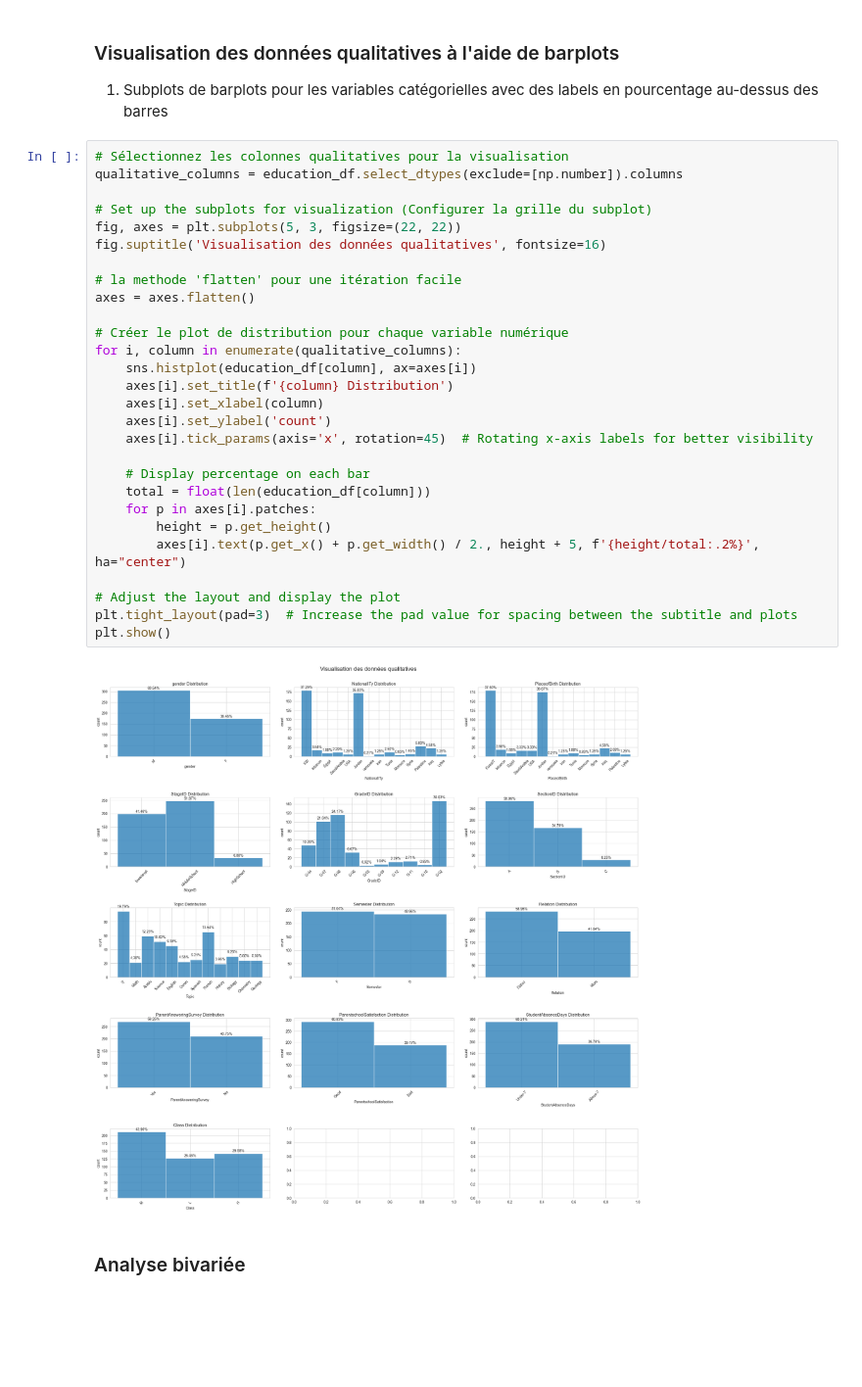
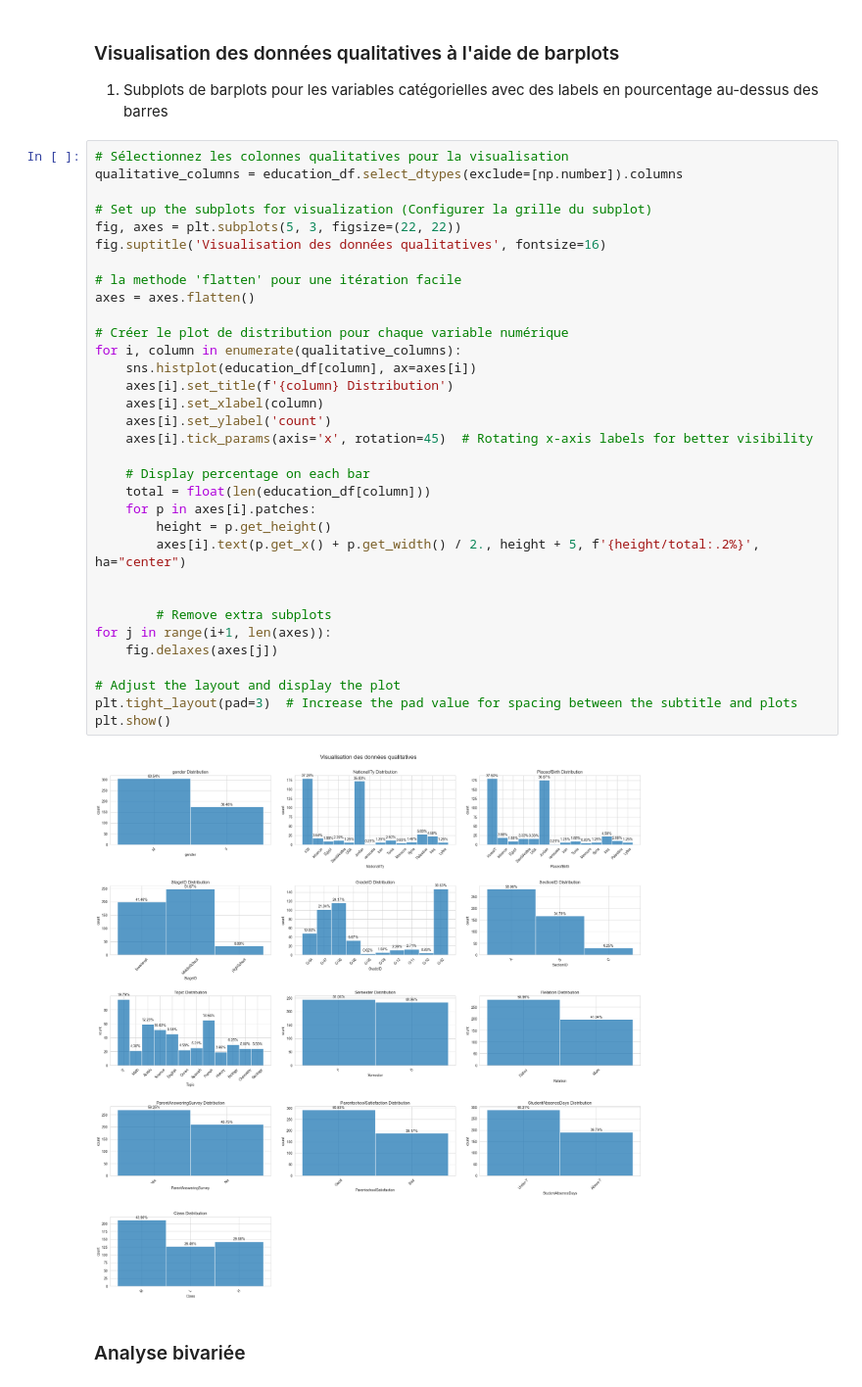
Before and after one commit to Staures92/Formation_Intermediaire, a Jupyter notebook: Machine Learning/1.2. Lab2 - Data Preprocessing - Student Performance Classification.ipynb, the cells around one changed output. Shown at 98% size. Saved outputs shown, nothing was run; the diff lists cells and outputs as text; blank space fills up the shorter version.

```diff
--- a/Machine Learning/1.2. Lab2 - Data Preprocessing - Student Performance Classification.ipynb
+++ b/Machine Learning/1.2. Lab2 - Data Preprocessing - Student Performance Classification.ipynb
@@ -144,33 +151,38 @@ dtype: int64
 # %%
 # Sélectionnez les colonnes qualitatives pour la visualisation
 qualitative_columns = education_df.select_dtypes(exclude=[np.number]).columns
 
 # Set up the subplots for visualization (Configurer la grille du subplot)
 fig, axes = plt.subplots(5, 3, figsize=(22, 22))
 fig.suptitle('Visualisation des données qualitatives', fontsize=16)
 
 # la methode 'flatten' pour une itération facile
 axes = axes.flatten()
 
 # Créer le plot de distribution pour chaque variable numérique
 for i, column in enumerate(qualitative_columns):
     sns.histplot(education_df[column], ax=axes[i])
     axes[i].set_title(f'{column} Distribution')
     axes[i].set_xlabel(column)
     axes[i].set_ylabel('count')
     axes[i].tick_params(axis='x', rotation=45)  # Rotating x-axis labels for better visibility
 
     # Display percentage on each bar
     total = float(len(education_df[column]))
     for p in axes[i].patches:
         height = p.get_height()
         axes[i].text(p.get_x() + p.get_width() / 2., height + 5, f'{height/total:.2%}', ha="center")
 
+
+        # Remove extra subplots
+for j in range(i+1, len(axes)):
+    fig.delaxes(axes[j])
+
 # Adjust the layout and display the plot
 plt.tight_layout(pad=3)  # Increase the pad value for spacing between the subtitle and plots
 plt.show()
 # %% [output]
-[figure, old version]
+[figure, new version]
 # %% [markdown]
 ### Analyse bivariée
 # %% [markdown]
```
Also changed, not shown: parts of 12 cells of this notebook.
